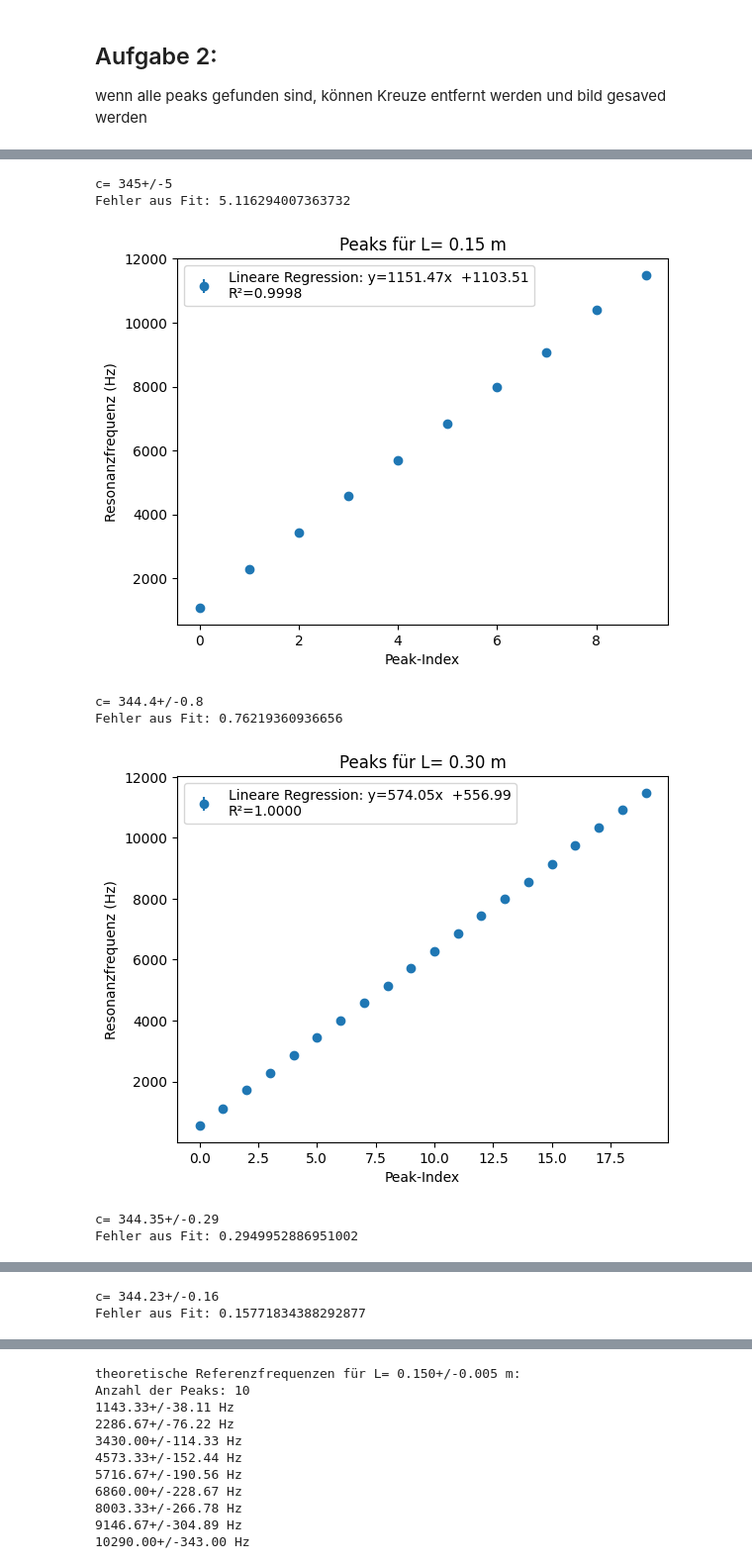
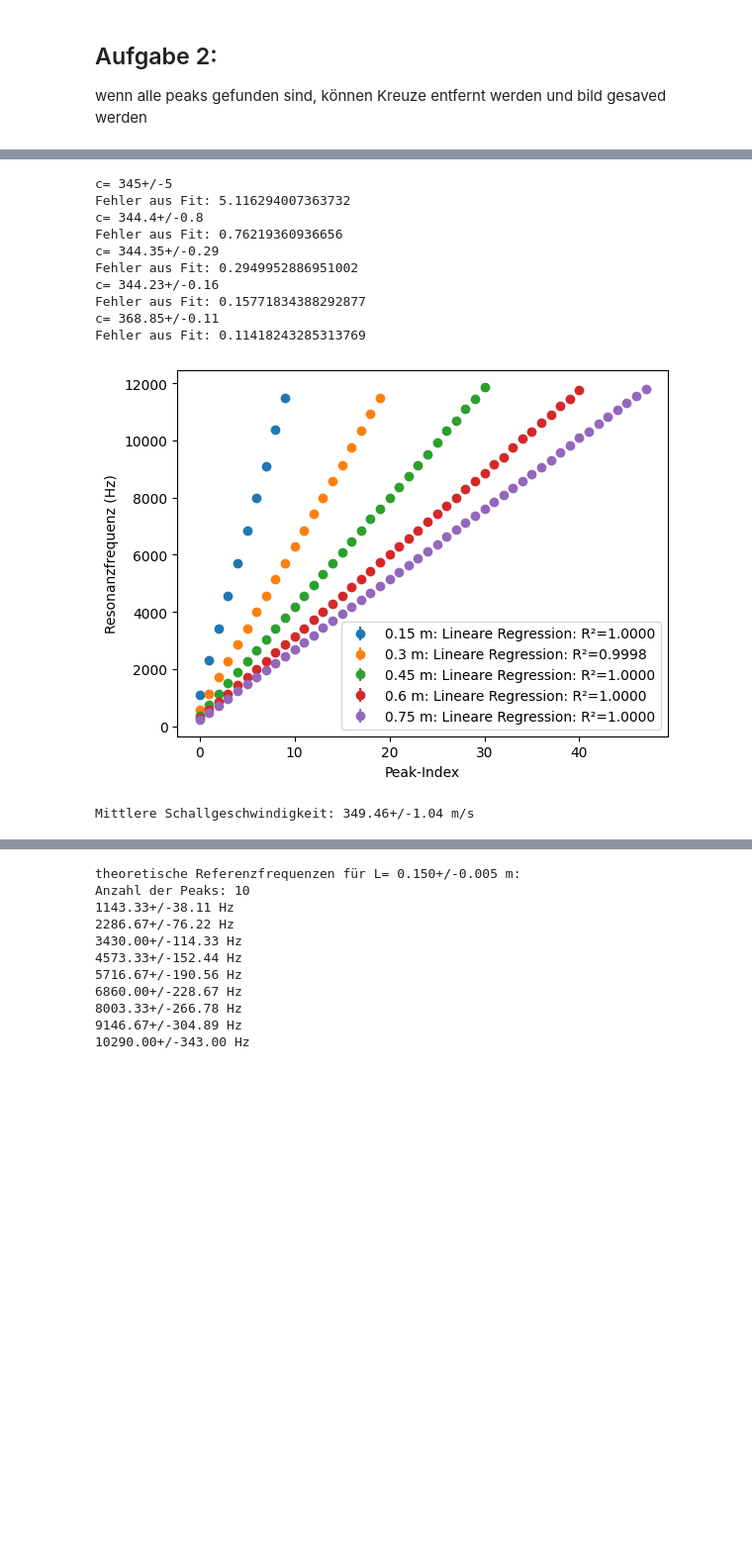
Before and after one commit to celina-coder-beep/F-Praktikum, a Jupyter notebook: 511-Quantenanalogien/Auswertung511.ipynb, the cells around one changed output, grey strips where cells are left out. Shown at 99% size. Drawn from its saved outputs; the diff is of its cells as text; code cells hidden in the pictures; blank space fills up the shorter version.

```diff
--- a/511-Quantenanalogien/Auswertung511.ipynb
+++ b/511-Quantenanalogien/Auswertung511.ipynb
@@ -39,17 +39,28 @@ wenn alle peaks gefunden sind, können Kreuze entfernt werden und bild gesaved w
 # %%
 #Aufgabe 1
 
+from matplotlib.pyplot import axes
+
+
+from matplotlib import axes
+
+
 def find_resonance_frequencies(files, label, unit_label, height= 0.05, prominence= 0.02, rel_heigth= None, width = None): # height, prominence for better peak finding, when applying on other spectrum
     fig, axes = plt.subplots(len(files), 1, sharex=True, figsize=(8,10))
-    peaks_all= []
+    peaks_all_f= []
+    peaks_index_all= []
+    frequency_all= []
+    amplitude_all= []
     for i, file in enumerate(files):
         df = pd.read_csv(file, skiprows=(0,1,2,3,4,5,6,7,8), sep="\t", decimal=",", names=["Frequenz", "Amplitude"])
         #print(df.head())
 
         frequency= df["Frequenz"]
+        frequency_all.append(frequency)
         #frequency= frequency.iloc[3:] # Entfernen der ersten zwei Zeilen, die möglicherweise Störsignale enthalten
         amplitude= df["Amplitude"] / df_ref["Amplitude"] # Normierung der Amplitude mit der Referenz
         #amplitude= amplitude.iloc[3:]
+        amplitude_all.append(amplitude)
 
         axes[i].plot(frequency, amplitude)
         axes[i].text(0.89, 0.9, f"{label[i].nominal_value:.2f}{unit_label}", transform=axes[i].transAxes, verticalalignment='top')
@@ -69,9 +80,10 @@ def find_resonance_frequencies(files, label, unit_label, height= 0.05, prominenc
         #TODO hier eventuell noch mit Lorentz-Fit die Peaks genauer bestimmen
 
 
-        axes[i].plot(frequency[peaks], amplitude[peaks], "x", color="red")  # Markieren der Peaks
+        #axes[i].plot(frequency[peaks], amplitude[peaks], "x", color="red")  # Markieren der Peaks
 
-        peaks_all.append (np.array([ufloat(frequency[peak], 5) for peak in peaks]))
+        peaks_index_all.append(peaks)
+        peaks_all_f.append (np.array([ufloat(frequency[peak], 5) for peak in peaks]))
 
 
     axes[-1].set_xlabel("Frequenz (Hz)")
@@ -82,13 +94,21 @@ def find_resonance_frequencies(files, label, unit_label, height= 0.05, prominenc
         for line in reference_lines:
             ax.axvline(line, linestyle="--", color="gray", alpha=0.5)
 
-    return peaks_all
+    return peaks_all_f, frequency_all, amplitude_all, peaks_index_all
 
+peaks_all_f, frequency, amplitude, peaks_index_all = find_resonance_frequencies(files,längen, unit_längen)
 
-peaks_all = find_resonance_frequencies(files,längen, unit_längen)
-for i in np.arange(len(längen)):
+def print_peaks(peaks, frequency, amplitude, legend):
+    for i in range(len(peaks)):
+        axes[i].scatter(frequency[peaks[i]], amplitude[peaks[i]], "x", color="red")
+        plt.scatter(frequency[peaks[i]], amplitude[peaks[i]], label=legend[i])
+        plt.show()
+
+for i in np.arange(len(peaks_all_f)):
     print(f"Peaks in L = {längen[i].nominal_value}m:")
-    print(f" Anzahl der Peaks: {len(peaks_all[i])}")
+    print(f" Anzahl der Peaks: {len(peaks_all_f[i])}")
+    print_peaks(peaks_index_all[i], frequency[i], amplitude[i], legend= [f"L = {längen[i].nominal_value}m" for i in np.arange(len(längen))])
+
 plt.show()
 #print(peaks_all[0])
 # %% [output]
@@ -106,31 +119,35 @@ Peaks in L = 0.75m:
 # %%
 c= [] # array für alle berechneten Schallgeschwindigkeiten, arrays in array für jede Länge einen
 
-for i, peaks in enumerate(peaks_all):
+for i, peaks in enumerate(peaks_all_f):
     #print(peaks)
     x= np.arange(len(peaks))
     y= np.array([p.nominal_value for p in peaks])
-    plt.errorbar(x, y, yerr= [p.std_dev for p in peaks], fmt='o')
+    plt.errorbar(x, y, yerr= [p.std_dev for p in peaks], fmt='o', label=f"{längen[i].nominal_value} m: Lineare Regression: R²={r_value**2:.4f}")
     plt.xlabel("Peak-Index")
     plt.ylabel("Resonanzfrequenz (Hz)")
-    plt.title(f"Peaks für L= {längen[i].nominal_value:.2f} m")
+
     slope, intercept, r_value, p_value, std_err = linregress(x, y) #lineare Regresssion
 
     c.append(ufloat(slope * 2 * längen[i].nominal_value, std_err) ) #Steigung * 2 * Länge (in m) = c
 
     print(f"c= {c[-1]}")
     print(f"Fehler aus Fit: {std_err}")
-    plt.legend([f"Lineare Regression: y={slope:.2f}x  {intercept:+.2f}\nR²={r_value**2:.4f}"])
-    plt.show()
+plt.legend()
+plt.show()
 
 c_mean= 1/len(c) * np.sum(c)
 print(f"Mittlere Schallgeschwindigkeit: {c_mean:.2f} m/s")
 # %% [output]
 c= 345+/-5
 Fehler aus Fit: 5.116294007363732
+c= 344.4+/-0.8
+Fehler aus Fit: 0.76219360936656
+c= 344.35+/-0.29
+Fehler aus Fit: 0.2949952886951002
+c= 344.23+/-0.16
+Fehler aus Fit: 0.15771834388292877
+c= 368.85+/-0.11
+Fehler aus Fit: 0.11418243285313769
-[figure, old version]
+[figure, new version]
-c= 344.4+/-0.8
-Fehler aus Fit: 0.76219360936656
+Mittlere Schallgeschwindigkeit: 349.46+/-1.04 m/s
-[figure, removed]
-c= 344.35+/-0.29
-Fehler aus Fit: 0.2949952886951002
@@ -138,2 +153,0 @@ Fehler aus Fit: 0.2949952886951002
-c= 344.23+/-0.16
-Fehler aus Fit: 0.15771834388292877
```
Also changed, not shown: parts of 4 cells of this notebook.
